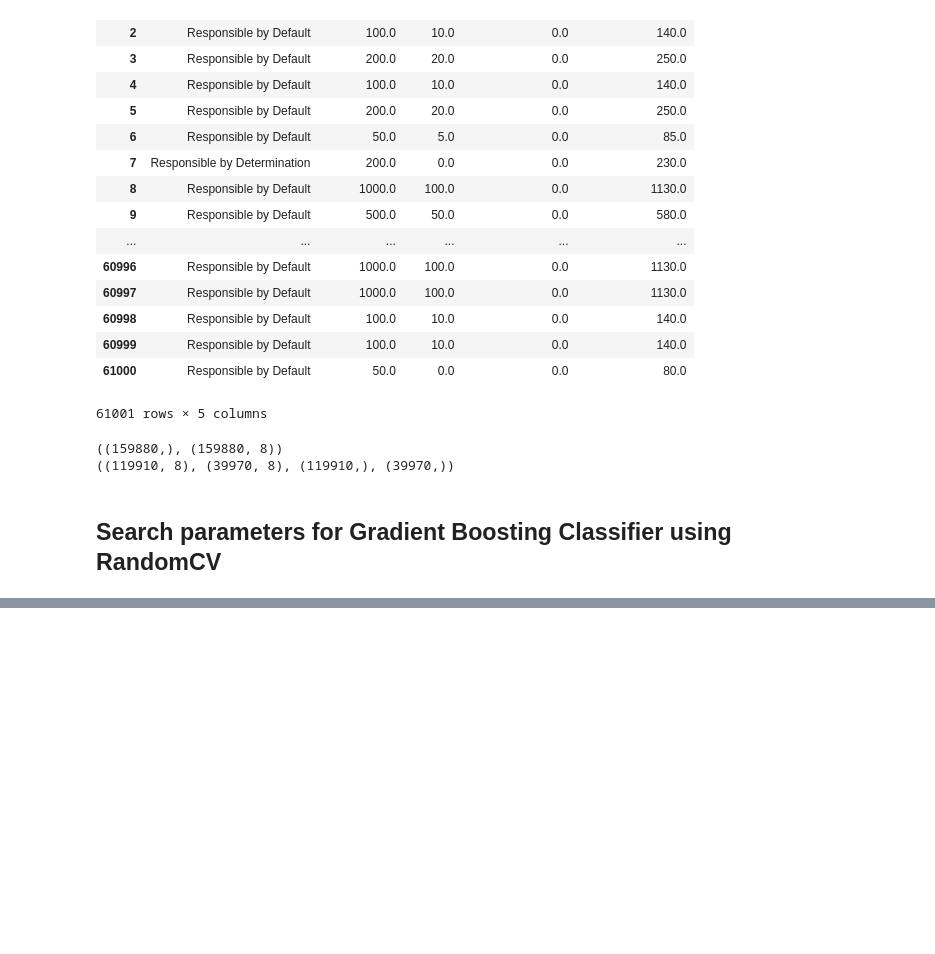
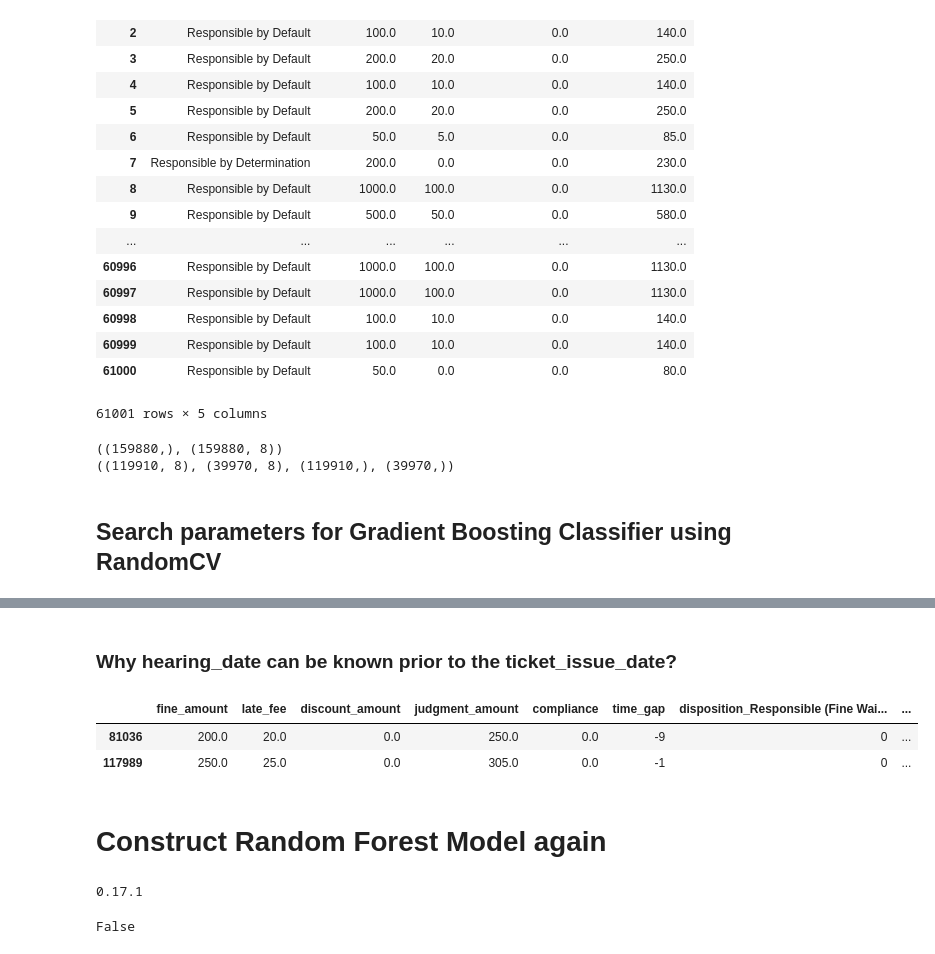
Before and after one commit to Jay-0520/Data_Science, a Jupyter notebook: predicting_property_maintenance_fines/predicting_property_maintenance_fines.ipynb, the cells around one changed output, grey strips where cells are left out. Cells and saved outputs as stored; diff of their text form; code cells hidden in the pictures; blank space fills up the shorter version.

```diff
--- a/predicting_property_maintenance_fines/predicting_property_maintenance_fines.ipynb
+++ b/predicting_property_maintenance_fines/predicting_property_maintenance_fines.ipynb
@@ -994,0 +1069,21 @@ print('Grid best score (roc_auc): ', grid_reg_GBM.best_score_)
+# %% [markdown]
+### Why hearing_date can be  known prior to the ticket_issue_date?
+# %%
+# why hearing_date is known prior to the ticket_issue_date?
+traindata[traindata['time_gap'] < 0].head(2)
+#traindata[traindata['time_gap'] < 0].shape
+# %% [output]
+|  | fine_amount | late_fee | discount_amount | judgment_amount | compliance | time_gap | disposition_Responsible (Fine Wai... | ... |
+| 81036 | 200.0 | 20.0 | 0.0 | 250.0 | 0.0 | -9 | 0 | ... |
+| 117989 | 250.0 | 25.0 | 0.0 | 305.0 | 0.0 | -1 | 0 | ... |
+# %% [markdown]
+# Construct Random Forest Model again
+# %%
+from sklearn.cross_validation import train_test_split
+from sklearn.grid_search import GridSearchCV
+from sklearn.ensemble import RandomForestRegressor
+from sklearn.grid_search import RandomizedSearchCV
+import sklearn
+print(sklearn.__version__)
+# %% [output]
+0.17.1
@@ -994,0 +1095,5 @@ print('Grid best score (roc_auc): ', grid_reg_GBM.best_score_)
+# %%
+# double check if any nan presents
+traindata.isnull().values.any()
+# %% [output]
+False
```
Also changed, not shown: parts of 46 cells of this notebook.
